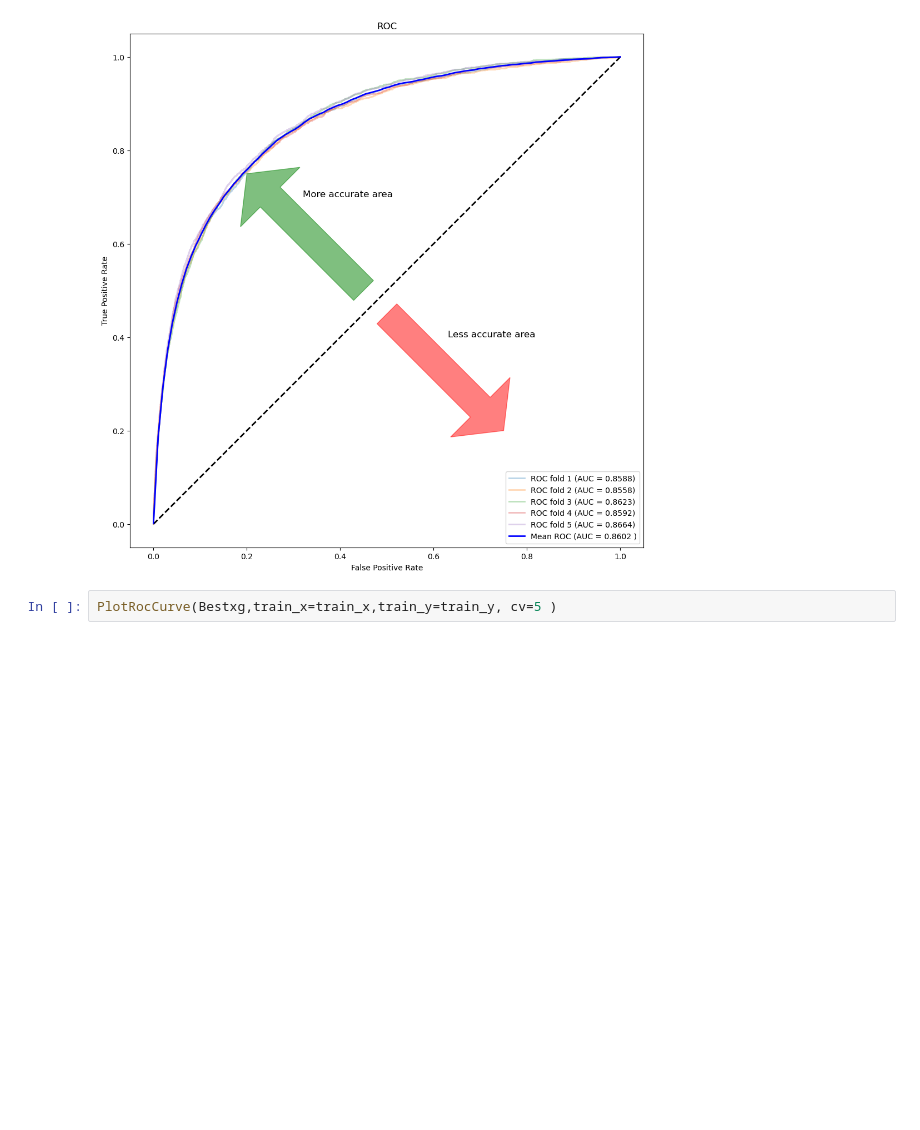
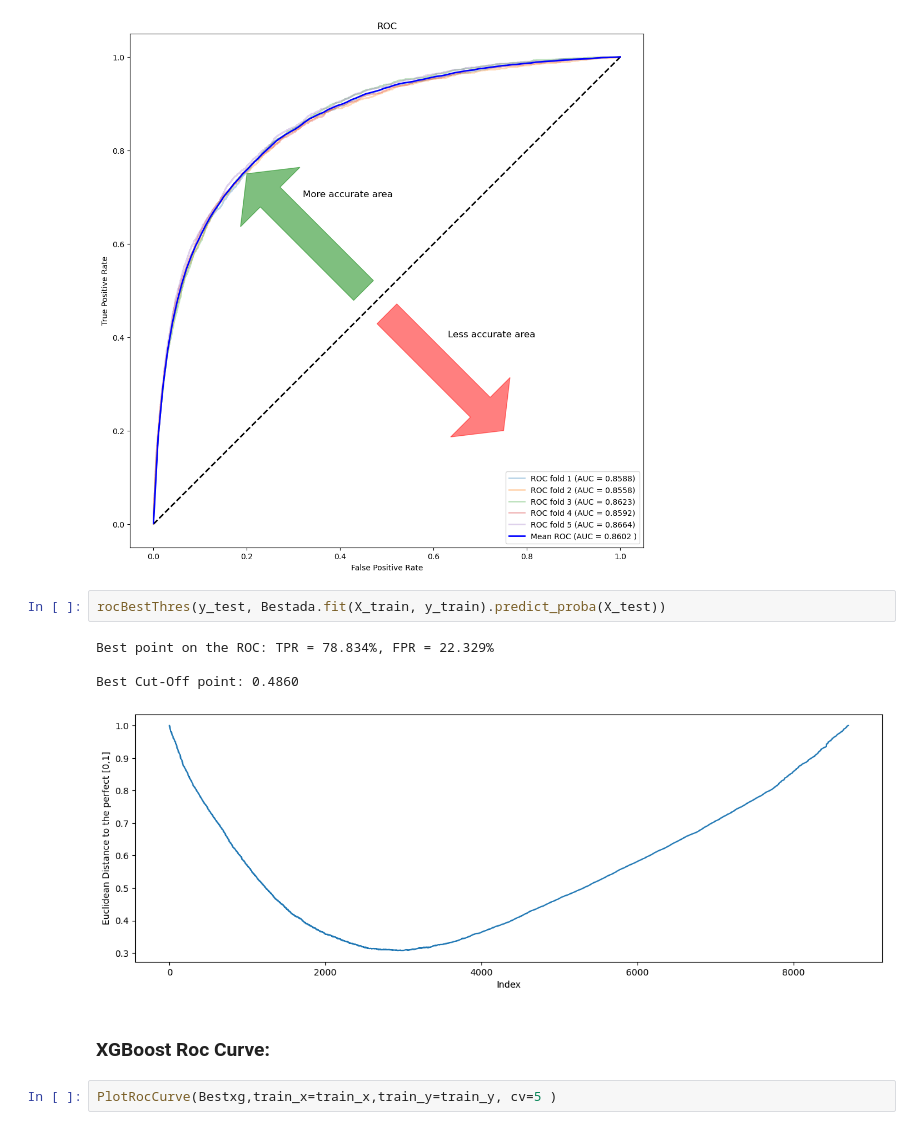
Before and after one commit to ZcPFred/Credit-Risk-Predictions, a Jupyter notebook: Credit Risk.ipynb, the cells around one changed output. Cells and saved outputs as stored; diff of their text form; blank space fills up the shorter version.

```diff
--- a/Credit Risk.ipynb
+++ b/Credit Risk.ipynb
@@ -971,6 +943,15 @@ PlotRocCurve(Bestgb,train_x=train_x,train_y=train_y, cv=5 )
 PlotRocCurve(Bestada,train_x=train_x,train_y=train_y, cv=5 )
 # %% [output]
 [figure]
+# %%
+rocBestThres(y_test, Bestada.fit(X_train, y_train).predict_proba(X_test))
+# %% [output]
+Best point on the ROC: TPR = 78.834%, FPR = 22.329%
+
+Best Cut-Off point: 0.4860
+[figure, added]
+# %% [markdown]
+### XGBoost Roc Curve:
 # %%
 PlotRocCurve(Bestxg,train_x=train_x,train_y=train_y, cv=5 )
 # %% [output]
```
Also changed, not shown: parts of 24 cells of this notebook.
